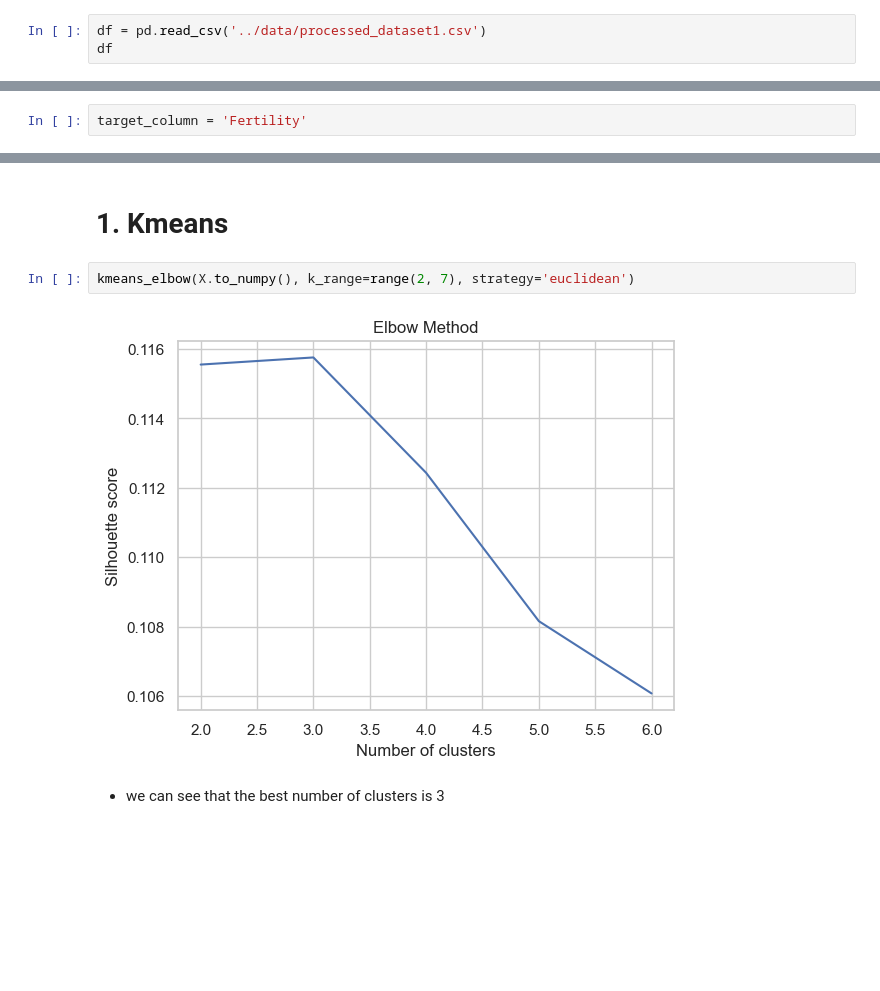
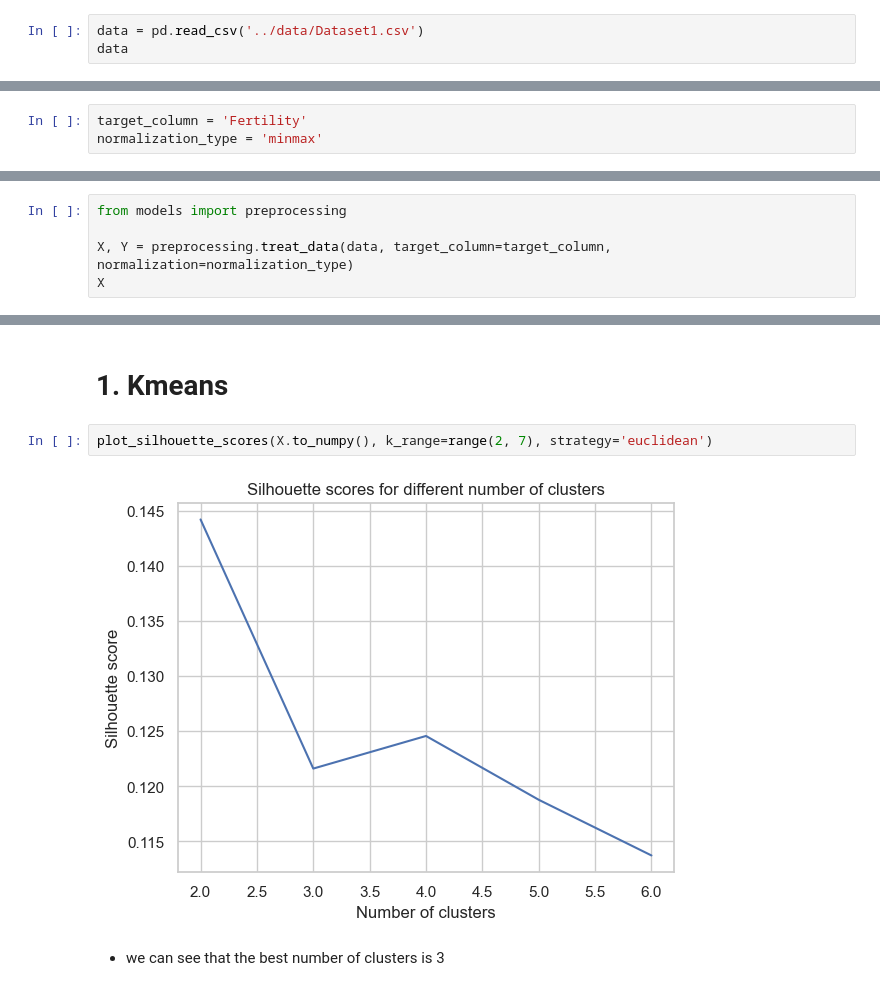
Before and after one commit to Mounir-charef/data_mining, a Jupyter notebook: notebooks/unsupervised_learning.ipynb, the cells around one changed output, grey strips where cells are left out. Saved outputs shown, nothing was run; the diff lists cells and outputs as text; blank space fills up the shorter version.

Commit message:
change z-score to minmax

```diff
--- a/notebooks/unsupervised_learning.ipynb
+++ b/notebooks/unsupervised_learning.ipynb
@@ -11,7 +11,7 @@ sns.set_theme(style="whitegrid")
 # %% [markdown]
 # Load data
 # %%
-df = pd.read_csv('../data/processed_dataset1.csv')
-df
+data = pd.read_csv('../data/Dataset1.csv')
+data
 # %% [output]
 |  | N | P | K | pH | EC | OC | S | Zn | Fe | Cu | Mn | ... |
@@ -30,2 +30,3 @@ df
 # %%
 target_column = 'Fertility'
+normalization_type = 'minmax'
@@ -34,0 +33,5 @@ X = df.drop(target_column, axis=1)
+# %%
+from models import preprocessing
+
+X, Y = preprocessing.treat_data(data, target_column=target_column, normalization=normalization_type)
+X
@@ -43,9 +64,9 @@ print(X_train.shape, X_test.shape, Y_train.shape, Y_test.shape)
 # %% [markdown]
 # 1. Kmeans
 # %%
-kmeans_elbow(X.to_numpy(), k_range=range(2, 7), strategy='euclidean')
+plot_silhouette_scores(X.to_numpy(), k_range=range(2, 7), strategy='euclidean')
 # %% [output]
-[figure, old version]
+[figure, new version]
 # %% [markdown]
 - we can see that the best number of clusters is 3
 # %%
```
Also changed, not shown: parts of 11 cells of this notebook, 4 other files.
